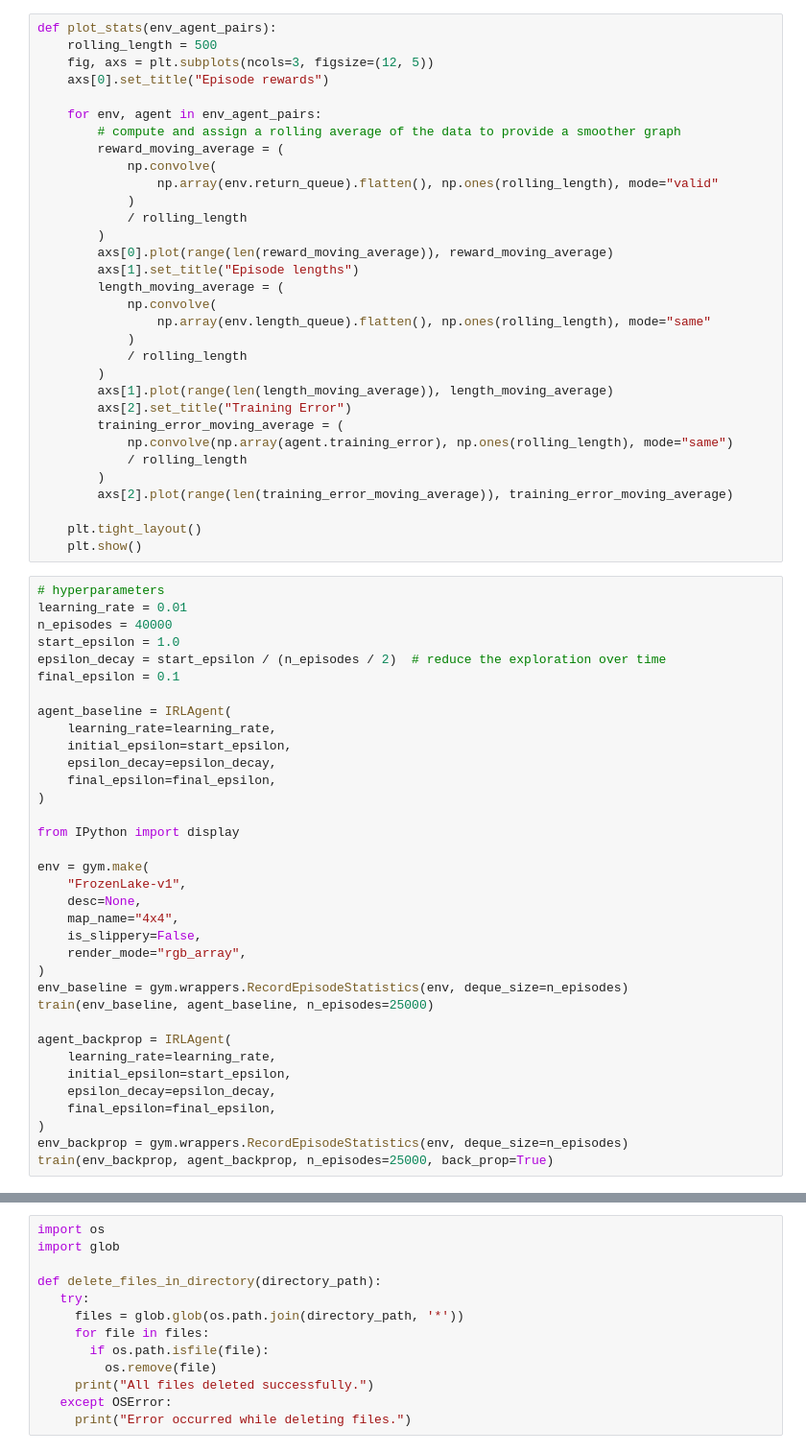
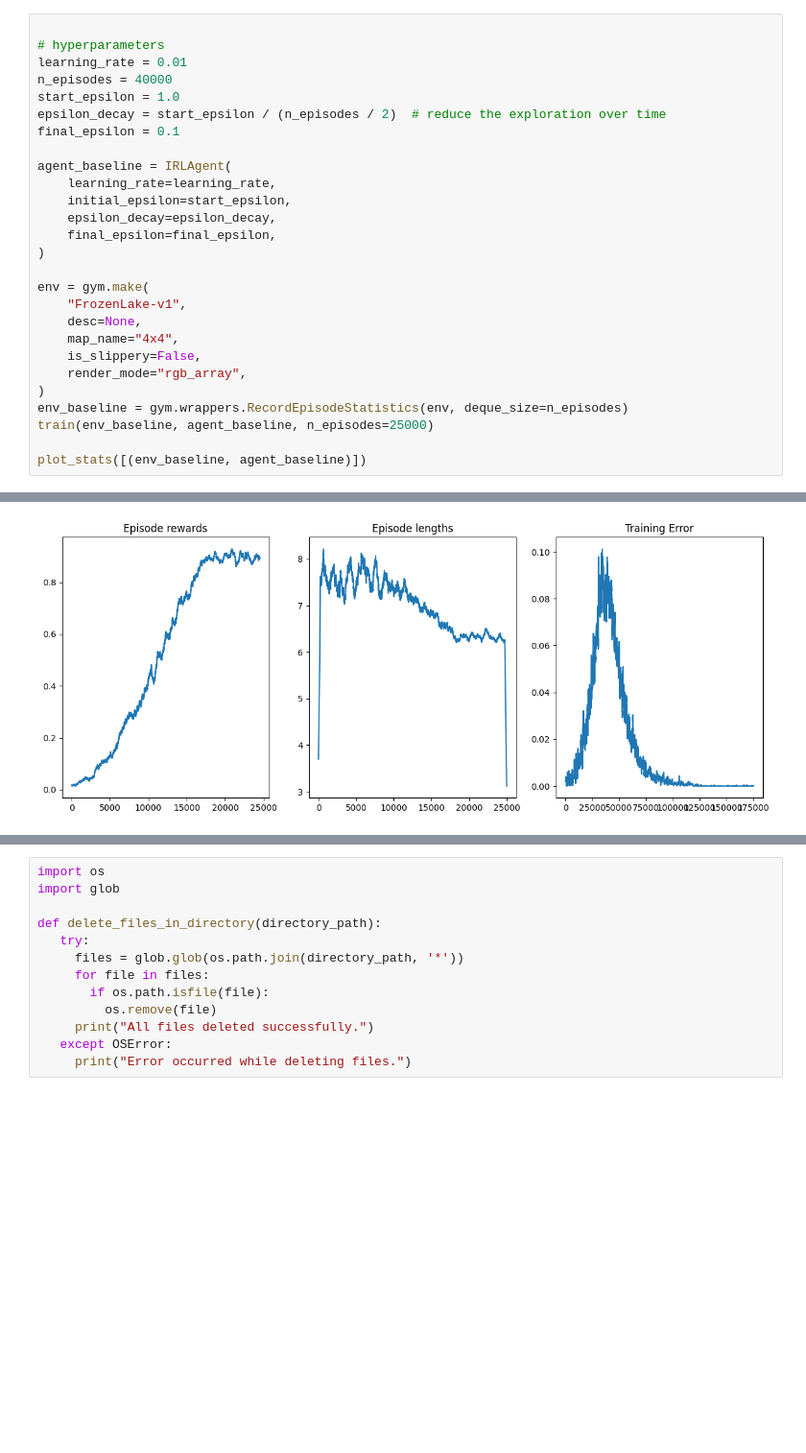
Before and after one commit to LiyouZhou/MScRAS_AR, a Jupyter notebook: assessment-1/rlhf.ipynb, the cells around one changed output, grey strips where cells are left out. Shown at 96% size. Cells and saved outputs as stored; diff of their text form; blank space fills up the shorter version.

```diff
--- a/assessment-1/rlhf.ipynb
+++ b/assessment-1/rlhf.ipynb
@@ -223,36 +311,5 @@ def train(env, agent, back_prop=False, human_feedback=False, n_episodes=40000):
-# %%
-def plot_stats(env_agent_pairs):
-    rolling_length = 500
-    fig, axs = plt.subplots(ncols=3, figsize=(12, 5))
-    axs[0].set_title("Episode rewards")
-
-    for env, agent in env_agent_pairs:
-        # compute and assign a rolling average of the data to provide a smoother graph
-        reward_moving_average = (
-            np.convolve(
-                np.array(env.return_queue).flatten(), np.ones(rolling_length), mode="valid"
-            )
-            / rolling_length
-        )
-        axs[0].plot(range(len(reward_moving_average)), reward_moving_average)
-        axs[1].set_title("Episode lengths")
-        length_moving_average = (
-            np.convolve(
-                np.array(env.length_queue).flatten(), np.ones(rolling_length), mode="same"
-            )
-            / rolling_length
-        )
-        axs[1].plot(range(len(length_moving_average)), length_moving_average)
-        axs[2].set_title("Training Error")
-        training_error_moving_average = (
-            np.convolve(np.array(agent.training_error), np.ones(rolling_length), mode="same")
-            / rolling_length
-        )
-        axs[2].plot(range(len(training_error_moving_average)), training_error_moving_average)
-
-    plt.tight_layout()
-    plt.show()
 # %%
+
 # hyperparameters
 learning_rate = 0.01
 n_episodes = 40000
@@ -267,8 +324,6 @@ agent_baseline = IRLAgent(
     final_epsilon=final_epsilon,
 )
 
-from IPython import display
-
 env = gym.make(
     "FrozenLake-v1",
     desc=None,
@@ -279,13 +334,6 @@ env = gym.make(
 env_baseline = gym.wrappers.RecordEpisodeStatistics(env, deque_size=n_episodes)
 train(env_baseline, agent_baseline, n_episodes=25000)
 
-agent_backprop = IRLAgent(
-    learning_rate=learning_rate,
-    initial_epsilon=start_epsilon,
-    epsilon_decay=epsilon_decay,
-    final_epsilon=final_epsilon,
-)
-env_backprop = gym.wrappers.RecordEpisodeStatistics(env, deque_size=n_episodes)
-train(env_backprop, agent_backprop, n_episodes=25000, back_prop=True)
+plot_stats([(env_baseline, agent_baseline)])
 # %% [output]
 0
@@ -292,0 +340 @@ train(env_backprop, agent_backprop, n_episodes=25000, back_prop=True)
+[figure, added]
```
Also changed, not shown: parts of 10 cells of this notebook, 4 other files.
